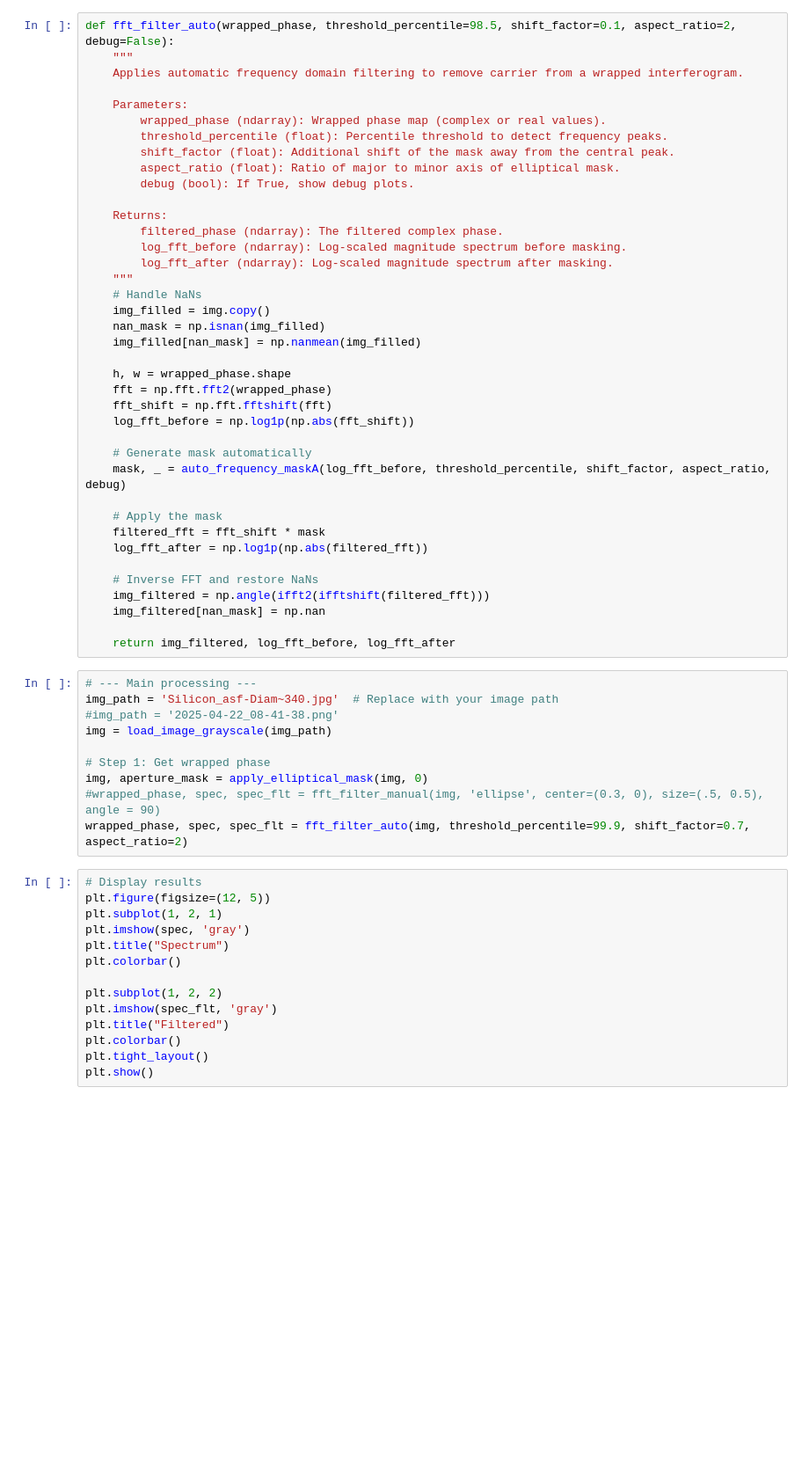
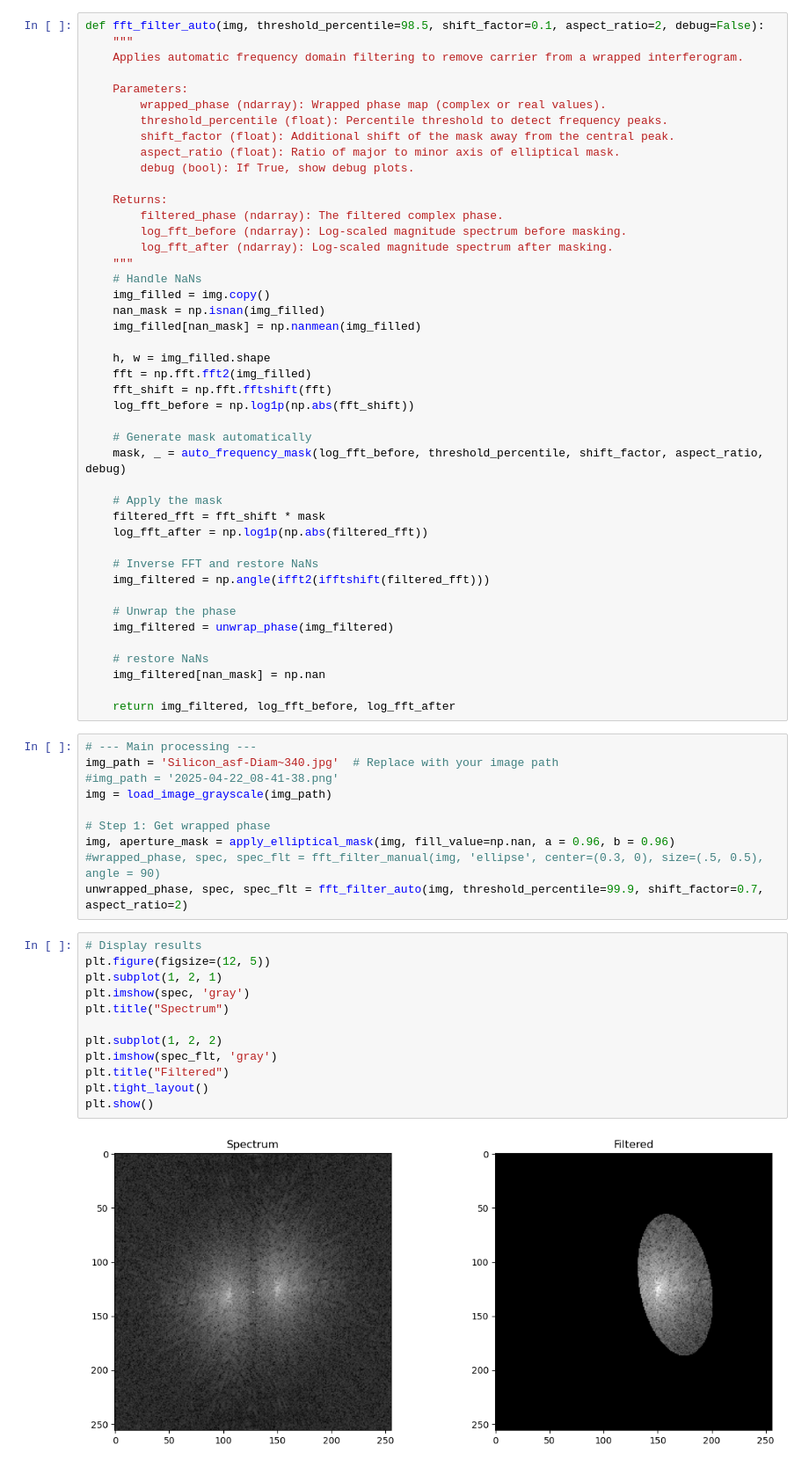
Before and after one commit to Vovchek/PrysmInterf, a Jupyter notebook: vovchek_interf.ipynb, the cells around one changed output. Shown at 88% size. Saved outputs shown, nothing was run; the diff lists cells and outputs as text; blank space fills up the shorter version.

Commit message:
experimenting with images and masks

```diff
--- a/vovchek_interf.ipynb
+++ b/vovchek_interf.ipynb
@@ -381,7 +335,7 @@ def auto_frequency_maskA(log_spectrum, threshold_percentile=98.5, shift_factor=0
         'angle_deg': ellipse_angle
     }
 # %%
-def fft_filter_auto(wrapped_phase, threshold_percentile=98.5, shift_factor=0.1, aspect_ratio=2, debug=False):
+def fft_filter_auto(img, threshold_percentile=98.5, shift_factor=0.1, aspect_ratio=2, debug=False):
     """
     Applies automatic frequency domain filtering to remove carrier from a wrapped interferogram.
 
@@ -402,13 +356,13 @@ def fft_filter_auto(wrapped_phase, threshold_percentile=98.5, shift_factor=0.1,
     nan_mask = np.isnan(img_filled)
     img_filled[nan_mask] = np.nanmean(img_filled)
 
-    h, w = wrapped_phase.shape
-    fft = np.fft.fft2(wrapped_phase)
+    h, w = img_filled.shape
+    fft = np.fft.fft2(img_filled)
     fft_shift = np.fft.fftshift(fft)
     log_fft_before = np.log1p(np.abs(fft_shift))
 
     # Generate mask automatically
-    mask, _ = auto_frequency_maskA(log_fft_before, threshold_percentile, shift_factor, aspect_ratio, debug)
+    mask, _ = auto_frequency_mask(log_fft_before, threshold_percentile, shift_factor, aspect_ratio, debug)
 
     # Apply the mask
     filtered_fft = fft_shift * mask
@@ -416,6 +370,11 @@ def fft_filter_auto(wrapped_phase, threshold_percentile=98.5, shift_factor=0.1,
 
     # Inverse FFT and restore NaNs
     img_filtered = np.angle(ifft2(ifftshift(filtered_fft)))
+
+    # Unwrap the phase
+    img_filtered = unwrap_phase(img_filtered)
+
+    # restore NaNs
     img_filtered[nan_mask] = np.nan
 
     return img_filtered, log_fft_before, log_fft_after
@@ -426,21 +385,21 @@ img_path = 'Silicon_asf-Diam~340.jpg'  # Replace with your image path
 img = load_image_grayscale(img_path)
 
 # Step 1: Get wrapped phase
-img, aperture_mask = apply_elliptical_mask(img, 0)
+img, aperture_mask = apply_elliptical_mask(img, fill_value=np.nan, a = 0.96, b = 0.96)
 #wrapped_phase, spec, spec_flt = fft_filter_manual(img, 'ellipse', center=(0.3, 0), size=(.5, 0.5), angle = 90)
-wrapped_phase, spec, spec_flt = fft_filter_auto(img, threshold_percentile=99.9, shift_factor=0.7, aspect_ratio=2)
+unwrapped_phase, spec, spec_flt = fft_filter_auto(img, threshold_percentile=99.9, shift_factor=0.7, aspect_ratio=2)
 # %%
 # Display results
 plt.figure(figsize=(12, 5))
 plt.subplot(1, 2, 1)
 plt.imshow(spec, 'gray')
 plt.title("Spectrum")
-plt.colorbar()
 
 plt.subplot(1, 2, 2)
 plt.imshow(spec_flt, 'gray')
 plt.title("Filtered")
-plt.colorbar()
 plt.tight_layout()
 plt.show()
+# %% [output]
+[figure, added]
 # %%
```
Also changed, not shown: parts of 19 cells of this notebook, 2 other files.
